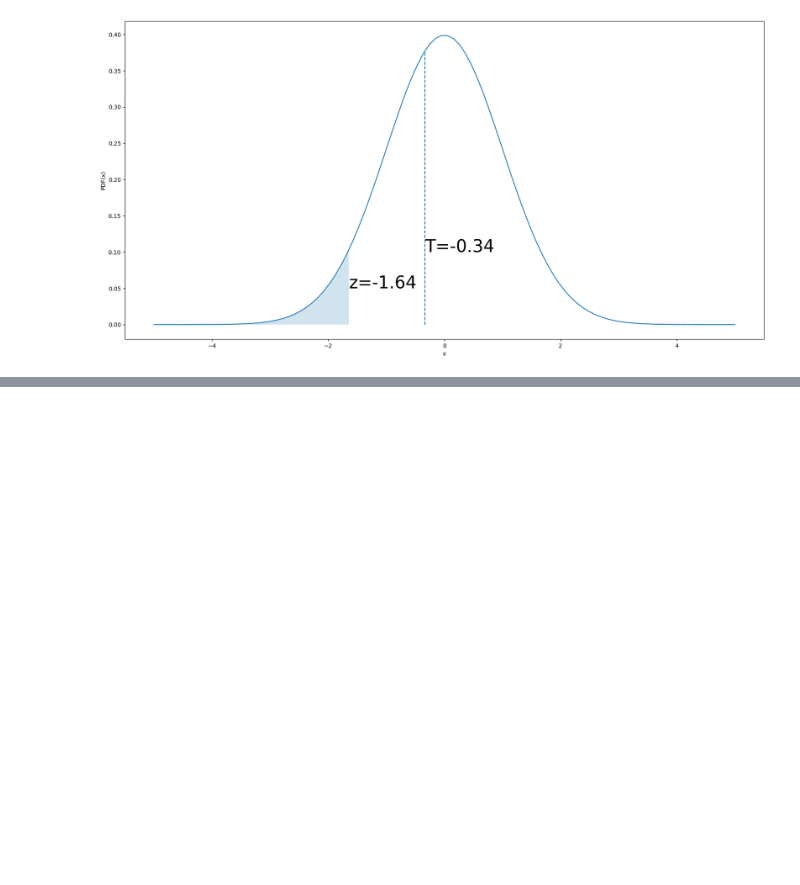
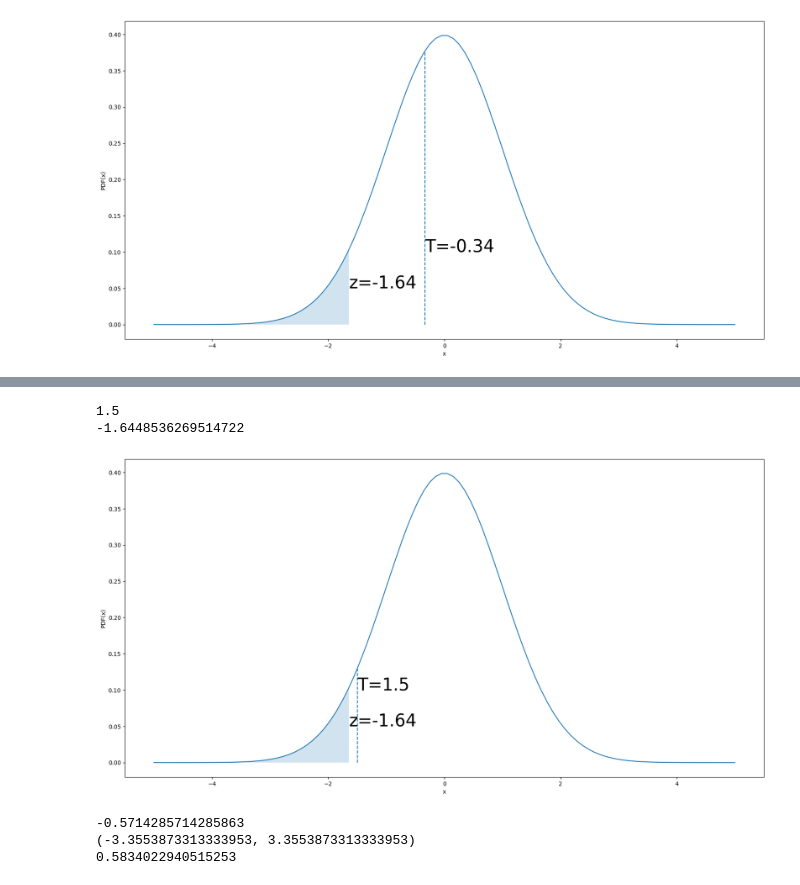
Before and after one commit to RastaAmanek/github, a Jupyter notebook: przedzialy_ufnosci.ipynb, the cells around one changed output, grey strips where cells are left out. Saved outputs shown, nothing was run; the diff lists cells and outputs as text; code cells hidden in the pictures; blank space fills up the shorter version.

```diff
--- a/przedzialy_ufnosci.ipynb
+++ b/przedzialy_ufnosci.ipynb
@@ -132,0 +206,37 @@ plt.show()
+# %%
+alpha = 0.05
+X_mean = 65
+mu0 = 64
+sigma = 10
+n = 225
+
+T = (X_mean-mu0)/(sigma/np.sqrt(n))
+print(T)
+
+z = stats.norm.ppf(q=1-alpha, loc=0, scale=1)
+print(z)
+# %% [output]
+1.5
+-1.6448536269514722
+# %%
+fig, ax = plt.subplots(1, 1, figsize=(20, 10))
+
+norm01 = stats.norm(loc=0, scale=1)
+
+x0 = -z
+a, b = -5, 5
+x_value = np.linspace(a, b, 100)
+
+x = np.linspace(a, x0)
+y = norm01.pdf(x)
+
+ax.plot(x_value, norm01.pdf(x_value))
+ax.fill_between(x, y, alpha=0.2)
+ax.text(x0, 0.05, "z={}".format(np.round(x0, 2)), size=30)
+ax.vlines(-T, 0, norm01.pdf(T), linestyles='--')
+ax.text(-T, 0.1, "T={}".format(np.round(T, 2)), size=30)
+ax.set_xlabel('x')
+ax.set_ylabel('PDF(x)')
+plt.show()
+# %% [output]
+[figure, added]
@@ -132,0 +251,10 @@ plt.show()
+# %%
+T = (X_mean - mu0) * np.sqrt(n)/s
+print(T)
+
+print((-stats.t.ppf(q=1-alpha/2, df=n-1), stats.t.ppf(q=1-alpha/2, df=n-1)))
+print(2 * (1-stats.t.cdf(np.abs(T), df=n-1)))
+# %% [output]
+-0.5714285714285863
+(-3.3553873313333953, 3.3553873313333953)
+0.5834022940515253
```
Also changed, not shown: parts of 22 cells of this notebook.
